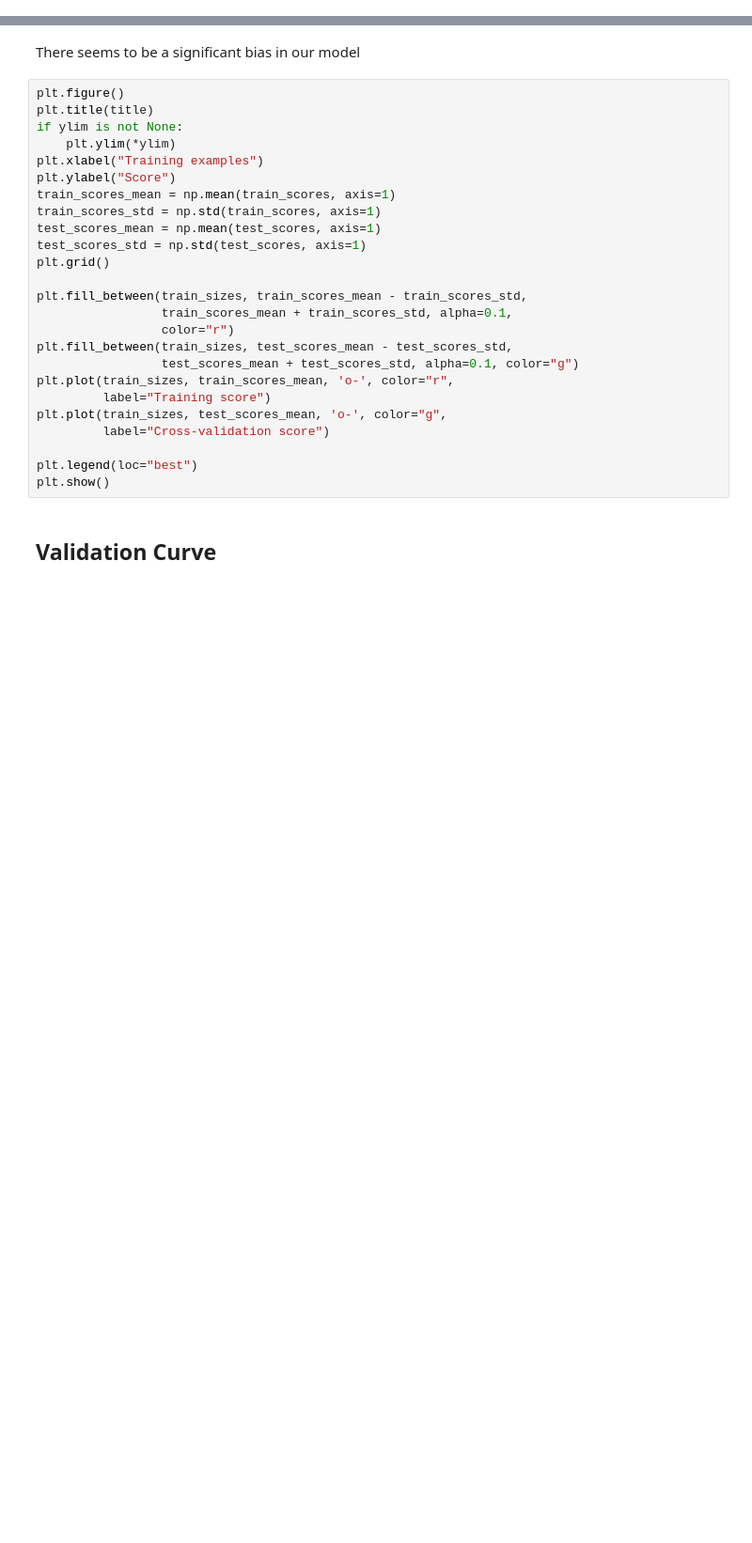
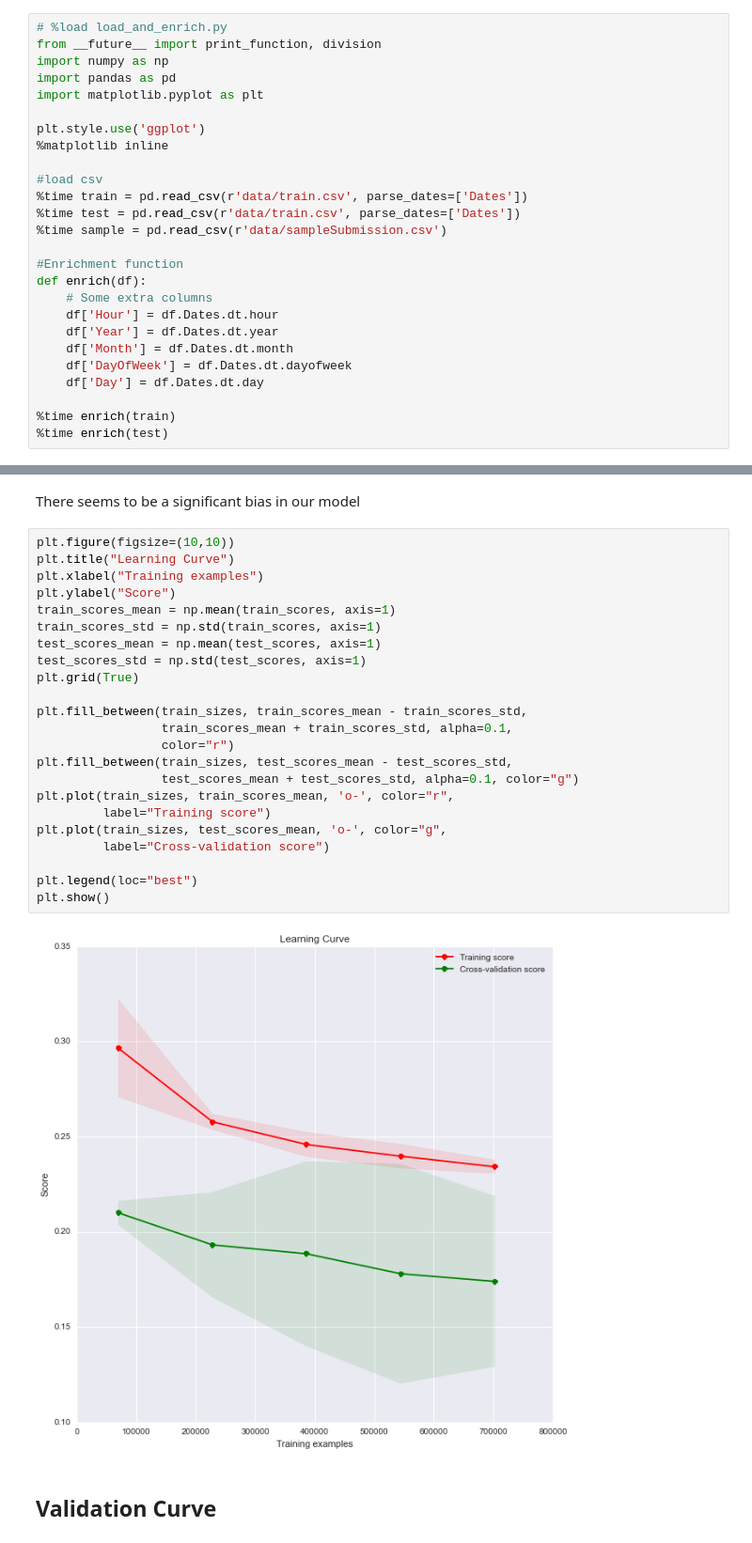
Before and after one commit to mtimet/dspres, a Jupyter notebook: demo/3.3 Model Assessment.ipynb, the cells around one changed output, grey strips where cells are left out. Shown at 94% size. Drawn from its saved outputs; the diff is of its cells as text; blank space fills up the shorter version.

```diff
--- a/demo/3.3 Model Assessment.ipynb
+++ b/demo/3.3 Model Assessment.ipynb
@@ -16,0 +4,26 @@ Wall time: 515 ms
+# %%
+# %load load_and_enrich.py
+from __future__ import print_function, division
+import numpy as np
+import pandas as pd
+import matplotlib.pyplot as plt
+
+plt.style.use('ggplot')
+%matplotlib inline
+
+#load csv
+%time train = pd.read_csv(r'data/train.csv', parse_dates=['Dates'])
+%time test = pd.read_csv(r'data/train.csv', parse_dates=['Dates'])
+%time sample = pd.read_csv(r'data/sampleSubmission.csv')
+
+#Enrichment function
+def enrich(df):
+    # Some extra columns
+    df['Hour'] = df.Dates.dt.hour
+    df['Year'] = df.Dates.dt.year
+    df['Month'] = df.Dates.dt.month
+    df['DayOfWeek'] = df.Dates.dt.dayofweek
+    df['Day'] = df.Dates.dt.day
+
+%time enrich(train)
+%time enrich(test)
@@ -184,30 +239,30 @@ from sklearn.learning_curve import learning_curve
 # %% [markdown]
 There seems to be a significant bias in our model
 # %%
-plt.figure()
-plt.title(title)
-if ylim is not None:
-    plt.ylim(*ylim)
+plt.figure(figsize=(10,10))
+plt.title("Learning Curve")
 plt.xlabel("Training examples")
 plt.ylabel("Score")
 train_scores_mean = np.mean(train_scores, axis=1)
 train_scores_std = np.std(train_scores, axis=1)
 test_scores_mean = np.mean(test_scores, axis=1)
 test_scores_std = np.std(test_scores, axis=1)
-plt.grid()
+plt.grid(True)
 
 plt.fill_between(train_sizes, train_scores_mean - train_scores_std,
                  train_scores_mean + train_scores_std, alpha=0.1,
                  color="r")
 plt.fill_between(train_sizes, test_scores_mean - test_scores_std,
                  test_scores_mean + test_scores_std, alpha=0.1, color="g")
 plt.plot(train_sizes, train_scores_mean, 'o-', color="r",
          label="Training score")
 plt.plot(train_sizes, test_scores_mean, 'o-', color="g",
          label="Cross-validation score")
 
 plt.legend(loc="best")
 plt.show()
+# %% [output]
+[figure, added]
 # %% [markdown]
 ## Validation Curve
 # %%
```
Also changed, not shown: parts of 26 cells of this notebook, 1 other file.
